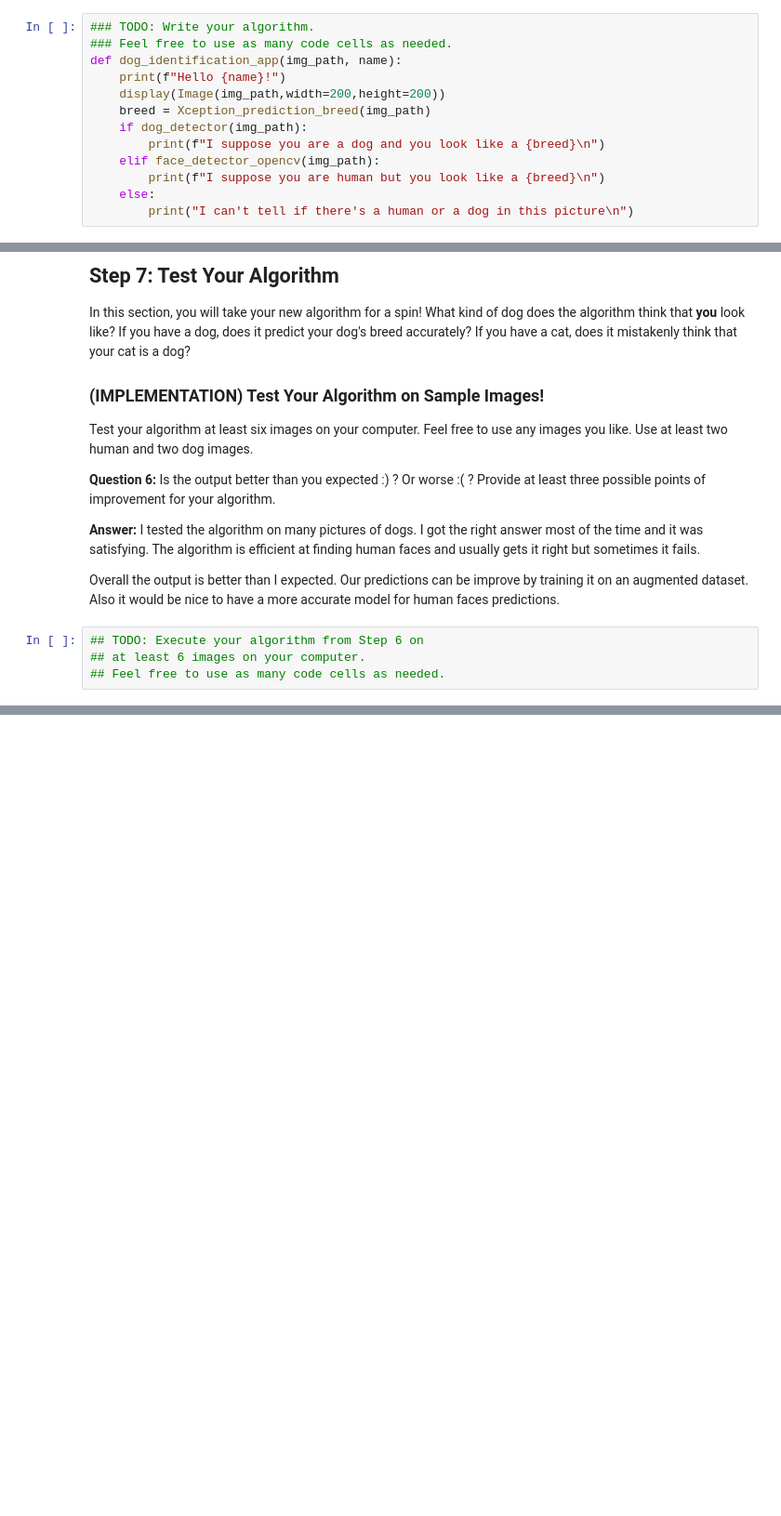
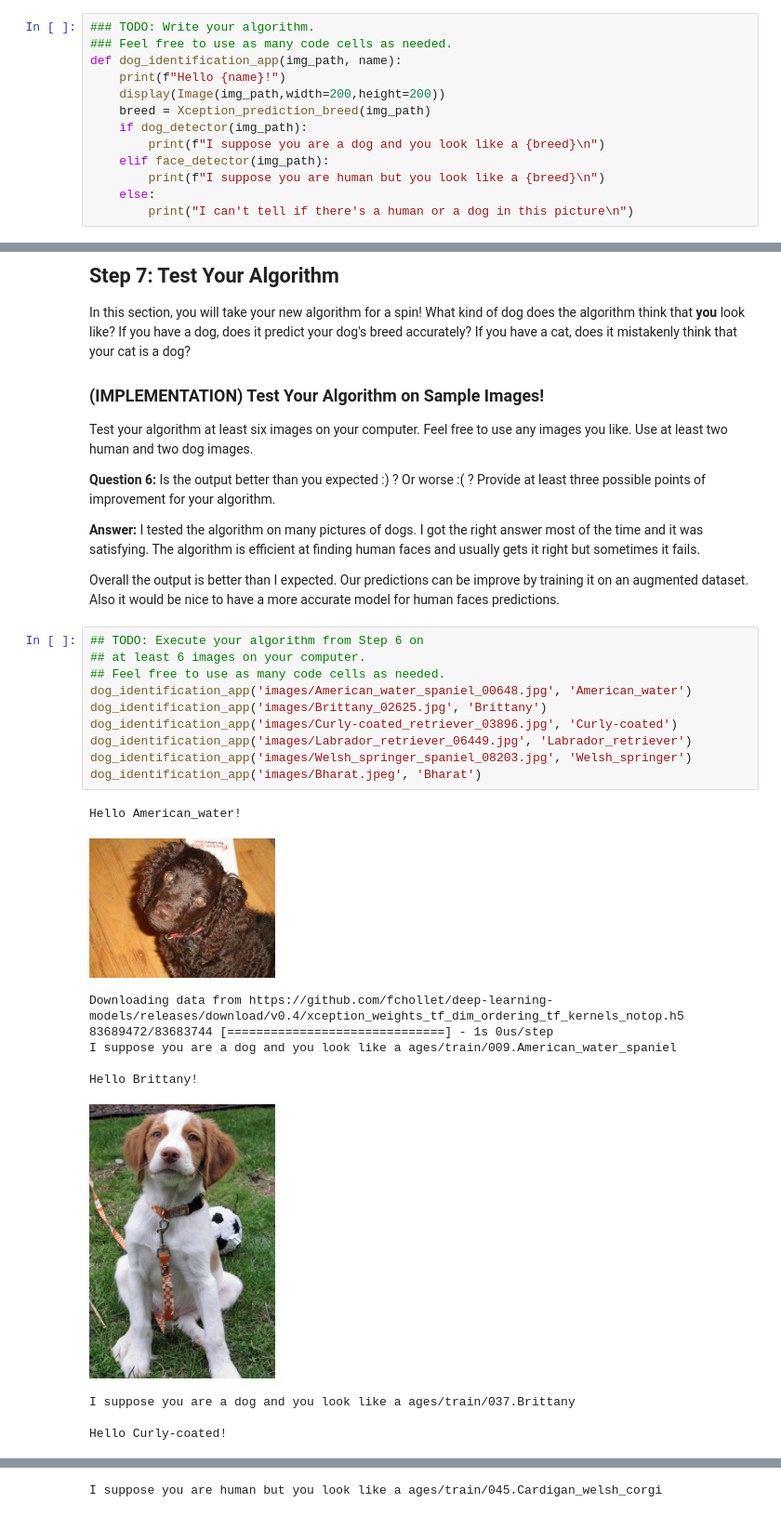
Before and after one commit to meetbharat/dog-breed-classification, a Jupyter notebook: dog_app.ipynb, the cells around one changed output, grey strips where cells are left out. Shown at 93% size. Saved outputs shown, nothing was run; the diff lists cells and outputs as text; blank space fills up the shorter version.

Commit message:
final model done

```diff
--- a/dog_app.ipynb
+++ b/dog_app.ipynb
@@ -1000,7 +1005,7 @@ def dog_identification_app(img_path, name):
     breed = Xception_prediction_breed(img_path)
     if dog_detector(img_path):
         print(f"I suppose you are a dog and you look like a {breed}\n")
-    elif face_detector_opencv(img_path):
+    elif face_detector(img_path):
         print(f"I suppose you are human but you look like a {breed}\n")
     else:
         print("I can't tell if there's a human or a dog in this picture\n")
@@ -1023,4 +1028,22 @@ Overall the output is better than I expected. Our predictions can be improve by
 # %%
 ## TODO: Execute your algorithm from Step 6 on
 ## at least 6 images on your computer.
 ## Feel free to use as many code cells as needed.
+dog_identification_app('images/American_water_spaniel_00648.jpg', 'American_water')
+dog_identification_app('images/Brittany_02625.jpg', 'Brittany')
+dog_identification_app('images/Curly-coated_retriever_03896.jpg', 'Curly-coated')
+dog_identification_app('images/Labrador_retriever_06449.jpg', 'Labrador_retriever')
+dog_identification_app('images/Welsh_springer_spaniel_08203.jpg', 'Welsh_springer')
+dog_identification_app('images/Bharat.jpeg', 'Bharat')
+# %% [output]
+Hello American_water!
+[figure, added]
+Downloading data from https://github.com/fchollet/deep-learning-models/releases/download/v0.4/xception_weights_tf_dim_ordering_tf_kernels_notop.h5
+83689472/83683744 [==============================] - 1s 0us/step
+I suppose you are a dog and you look like a ages/train/009.American_water_spaniel
+
+Hello Brittany!
+[figure, added]
+I suppose you are a dog and you look like a ages/train/037.Brittany
+
+Hello Curly-coated!
@@ -1026,0 +1063 @@ Overall the output is better than I expected. Our predictions can be improve by
+I suppose you are human but you look like a ages/train/045.Cardigan_welsh_corgi
```
Also changed, not shown: parts of 24 cells of this notebook.
